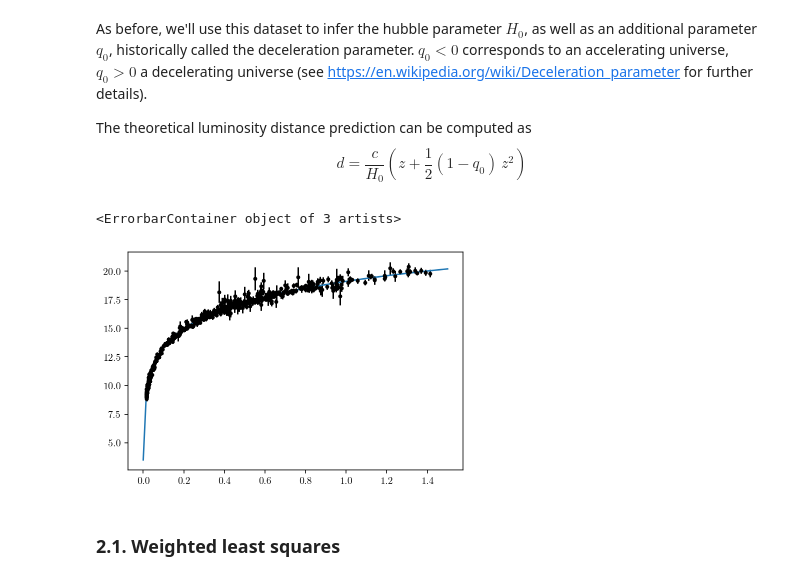
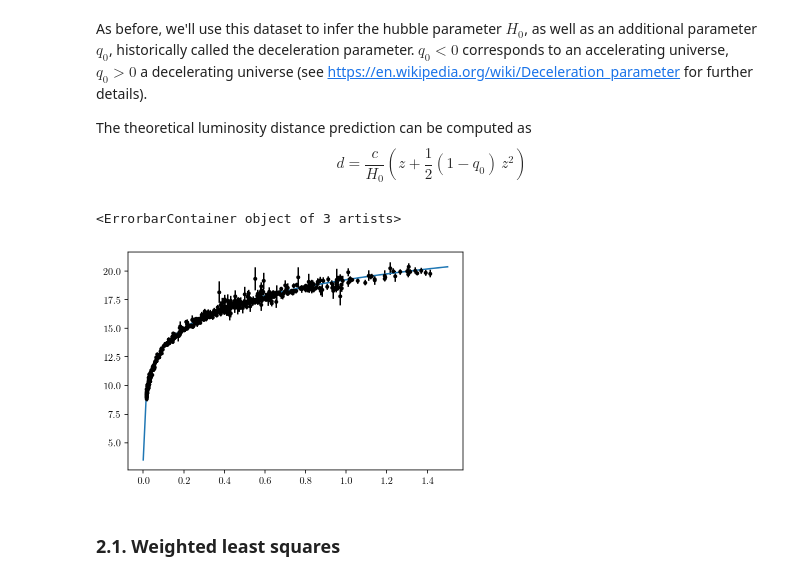
Before and after one commit to smsharma/deep-prob-prog-tutorials, a Jupyter notebook: 01_mcmc_and_vi.ipynb, the cells around one changed output. Cells and saved outputs as stored; diff of their text form; code cells hidden in the pictures.

```diff
--- a/01_mcmc_and_vi.ipynb
+++ b/01_mcmc_and_vi.ipynb
@@ -142,24 +142,24 @@ $$ d = \frac{c}{H_0}\left(z + \frac{1}{2}(1 - q_0) \, z^2\right)$$
 # %%
 from scipy.integrate import quad
 
 def H(z, H0=70, OmM=0.3, OmL=0.7):
     return H0 * jnp.sqrt(OmM * (1 + z) ** 3 + OmL)
 
 def dL(z, H0=70, OmM=0.3):
-    z_ary = jnp.linspace(0., z, 100)
+    z_ary = jnp.linspace(0., z, 1000)
     return jnp.trapz(c / H(z_ary, H0, OmM, 1 - OmM), z_ary) * (1 + z)
 #     return quad(lambda zp: c / H(zp, H0, OmM, 1 - OmM), 0., z)[0] * (1 + z)
 
 def mu(z, H0=70, OmM=0.3):
     return jnp.log10(dL(z, H0, OmM) + 5.) * 5.
 
 z_ary = np.linspace(0, 1.5, 100)
 
-plt.plot(z_ary, [mu(z, H0=70, OmM=0.3) for z in z_ary])
+plt.plot(z_ary, [mu(z, H0=70, OmM=0.2) for z in z_ary])
 plt.errorbar(zs, mm - 25, yerr=dm, marker='.', ls='None', color='k')
 # %% [output]
 <ErrorbarContainer object of 3 artists>
-[figure, old version]
+[figure, new version]
 # %% [markdown]
 ### 2.1. Weighted least squares
 # %% [markdown]
```
Also changed, not shown: parts of 2 cells of this notebook, 1 other file.
